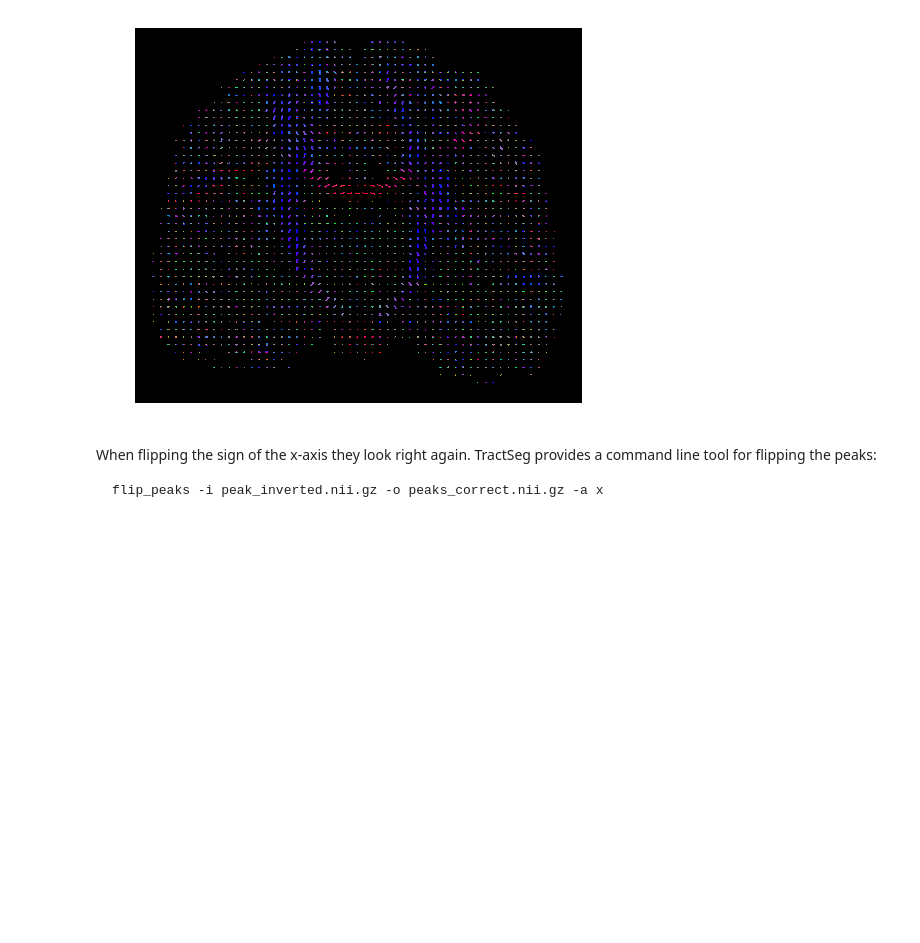
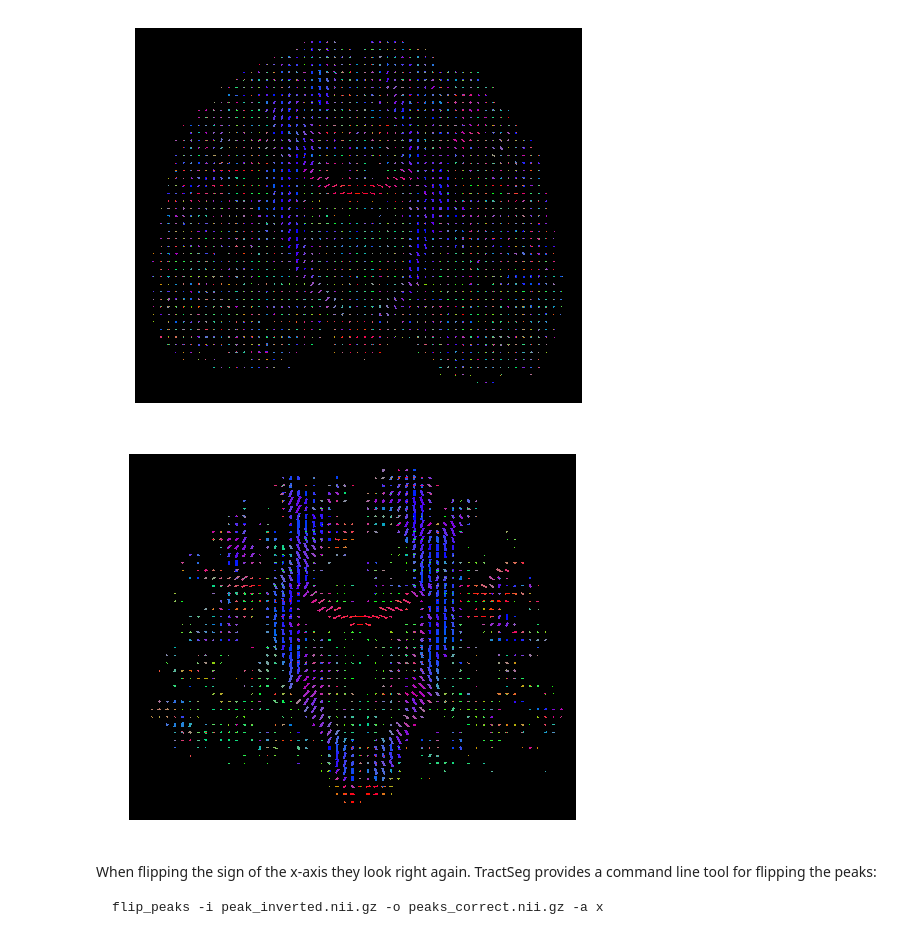
Before and after one commit to wasserth/tractseg_edu, a Jupyter notebook: 2_Preprocessing.ipynb, the cells around one changed output. Saved outputs shown, nothing was run; the diff lists cells and outputs as text; code cells hidden in the pictures; blank space fills up the shorter version.

````diff
--- a/2_Preprocessing.ipynb
+++ b/2_Preprocessing.ipynb
@@ -28,6 +28,10 @@ Looking at the following peaks we can see that they seem to be inverted:
 show_image("screenshots/peaks_inverted.png")
 # %% [output]
 [figure]
+# %%
+show_image("screenshots/test2.png")
+# %% [output]
+[figure, added]
 # %% [markdown]
 When flipping the sign of the x-axis they look right again. TractSeg provides a command line tool for flipping the peaks:
 ```
````
Also changed, not shown: 6 other files.
